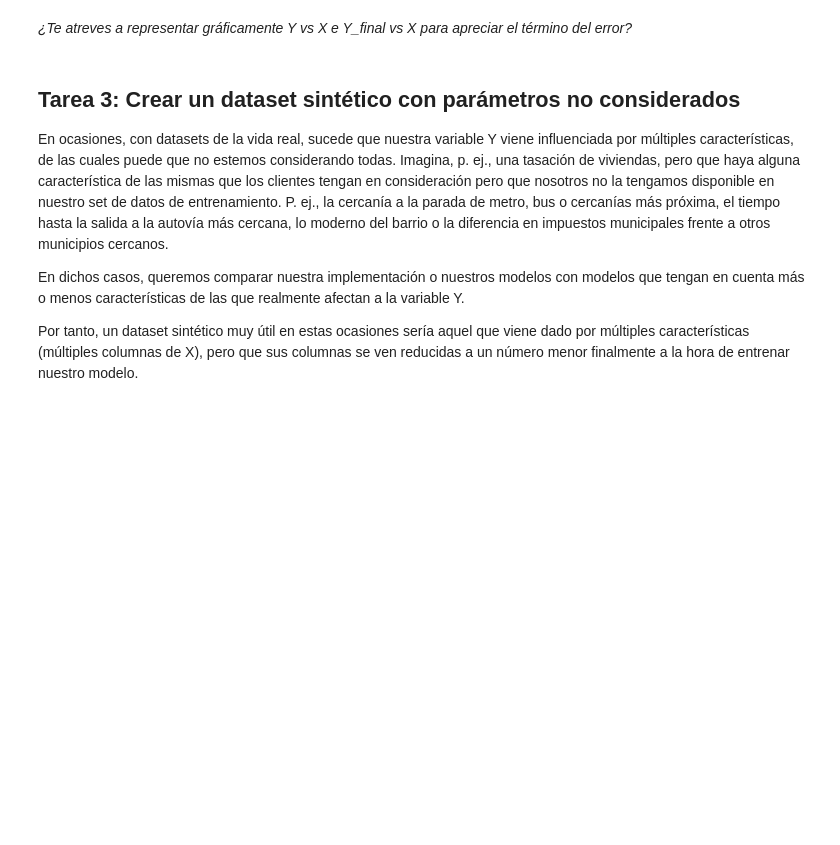
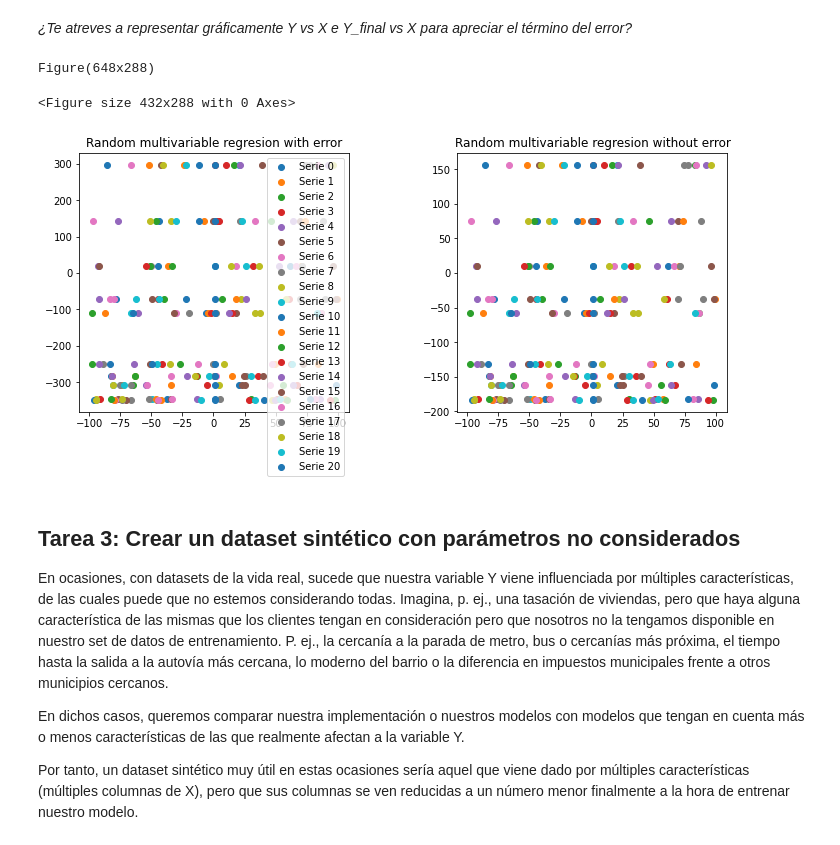
Before and after one commit to Patilla4puto/Intro_to_ml-tokio_school, a Jupyter notebook: soluciones/03-2-Regresion_lineal_multivariable-Datasets_sinteticos.ipynb, the cells around one changed output. Saved outputs shown, nothing was run; the diff lists cells and outputs as text; code cells hidden in the pictures; blank space fills up the shorter version.

```diff
--- a/soluciones/03-2-Regresion_lineal_multivariable-Datasets_sinteticos.ipynb
+++ b/soluciones/03-2-Regresion_lineal_multivariable-Datasets_sinteticos.ipynb
@@ -170,3 +183,30 @@ plt.show()
+# %%
+# TODO: Representa X vs Y y X vs Y_final en una gráfica de puntos de Matplotlib
+
+plt.figure()
+
+# Tu código aquí
+fig,ax=plt.subplots(1,2)
+fig.set_figwidth(9)
+for i,e in enumerate(X.T):
+
+  ax[0].scatter(e,Y_final, label ="Serie {}".format(i) )
+  ax[1].scatter(e,Y, label ="Serie {}".format(i) )
+ax[0].legend()
+ax[0].set_title("Random multivariable regresion with error")
+ax[1].set_title("Random multivariable regresion without error")
+plt.subplots_adjust(left=0,
+                    bottom=0,
+                    right=1,
+                    top=0.9,
+                    wspace=0.4,
+                    hspace=0)
+print(fig)
+plt.show()
+# %% [output]
+Figure(648x288)
+<Figure size 432x288 with 0 Axes>
+[figure, added]
 # %% [markdown]
 ## Tarea 3: Crear un dataset sintético con parámetros no considerados
 
```
Also changed, not shown: parts of 4 cells of this notebook.
